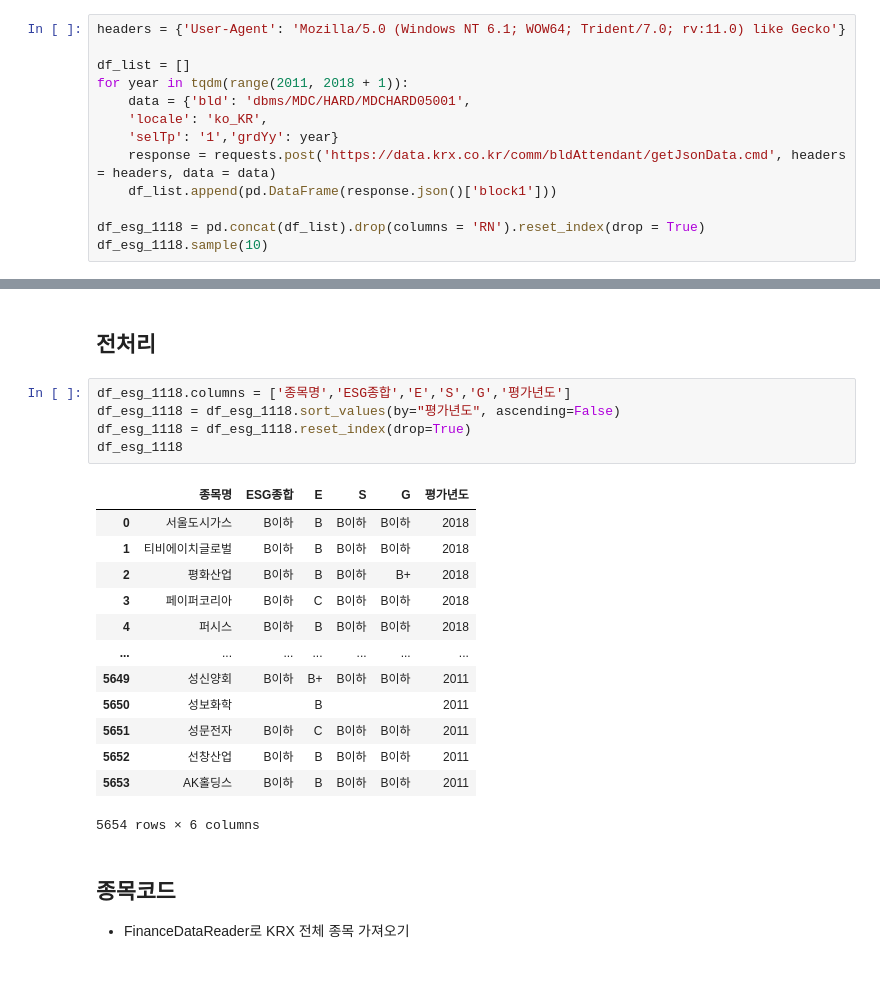
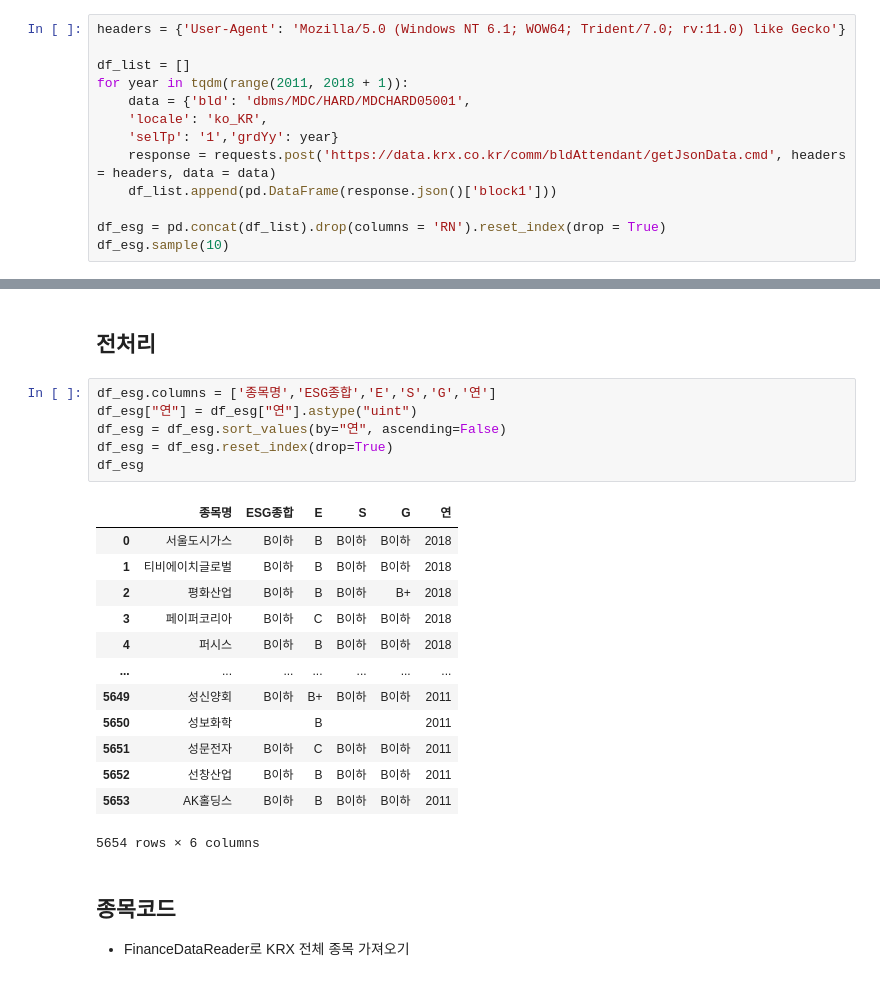
Before and after one commit to dkssudgb/ESG, a Jupyter notebook: DataCollection/esgRating.ipynb, the cells around one changed output, grey strips where cells are left out. Cells and saved outputs as stored; diff of their text form.

```diff
--- a/DataCollection/esgRating.ipynb
+++ b/DataCollection/esgRating.ipynb
@@ -65,7 +49,7 @@ for year in tqdm(range(2011, 2018 + 1)):
     response = requests.post('https://data.krx.co.kr/comm/bldAttendant/getJsonData.cmd', headers = headers, data = data)
     df_list.append(pd.DataFrame(response.json()['block1']))
 
-df_esg_1118 = pd.concat(df_list).drop(columns = 'RN').reset_index(drop = True)
-df_esg_1118.sample(10)
+df_esg = pd.concat(df_list).drop(columns = 'RN').reset_index(drop = True)
+df_esg.sample(10)
 # %% [output]
 |  | ISU_NM | GRD1 | GRD2 | GRD3 | GRD4 | YY |
@@ -82,12 +66,13 @@ df_esg_1118.sample(10)
 # %% [markdown]
 ## 전처리
 # %%
-df_esg_1118.columns = ['종목명','ESG종합','E','S','G','평가년도']
-df_esg_1118 = df_esg_1118.sort_values(by="평가년도", ascending=False)
-df_esg_1118 = df_esg_1118.reset_index(drop=True)
-df_esg_1118
+df_esg.columns = ['종목명','ESG종합','E','S','G','연']
+df_esg["연"] = df_esg["연"].astype("uint")
+df_esg = df_esg.sort_values(by="연", ascending=False)
+df_esg = df_esg.reset_index(drop=True)
+df_esg
 # %% [output]
-|  | 종목명 | ESG종합 | E | S | G | 평가년도 |
+|  | 종목명 | ESG종합 | E | S | G | 연 |
 | 0 | 서울도시가스 | B이하 | B | B이하 | B이하 | 2018 |
 | 1 | 티비에이치글로벌 | B이하 | B | B이하 | B이하 | 2018 |
 | 2 | 평화산업 | B이하 | B | B이하 | B+ | 2018 |
```
Also changed, not shown: parts of 33 cells of this notebook, 8 other files.
